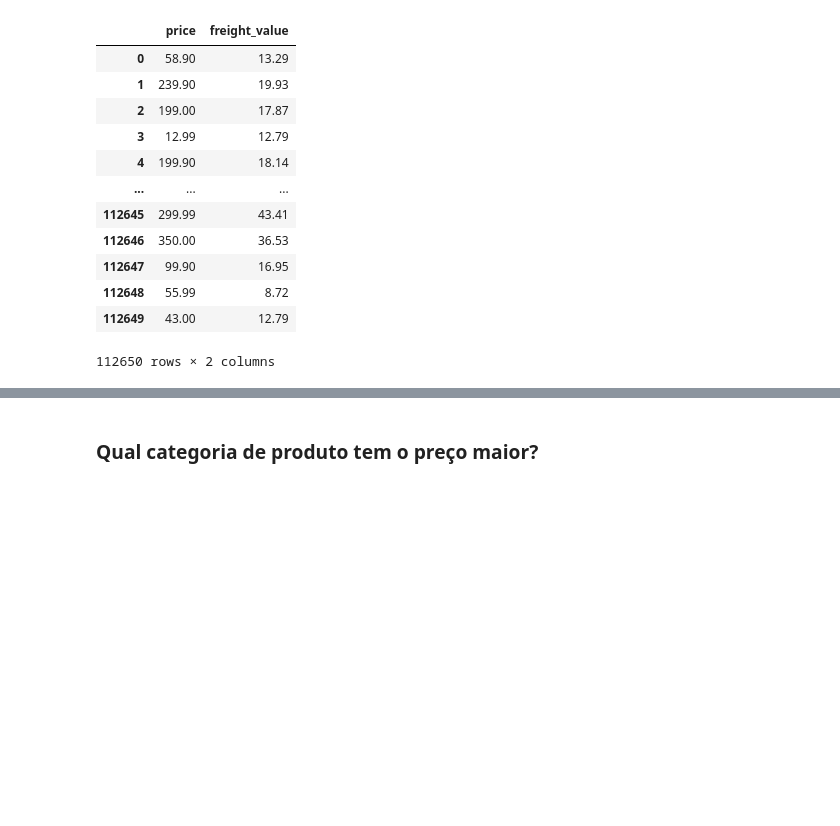
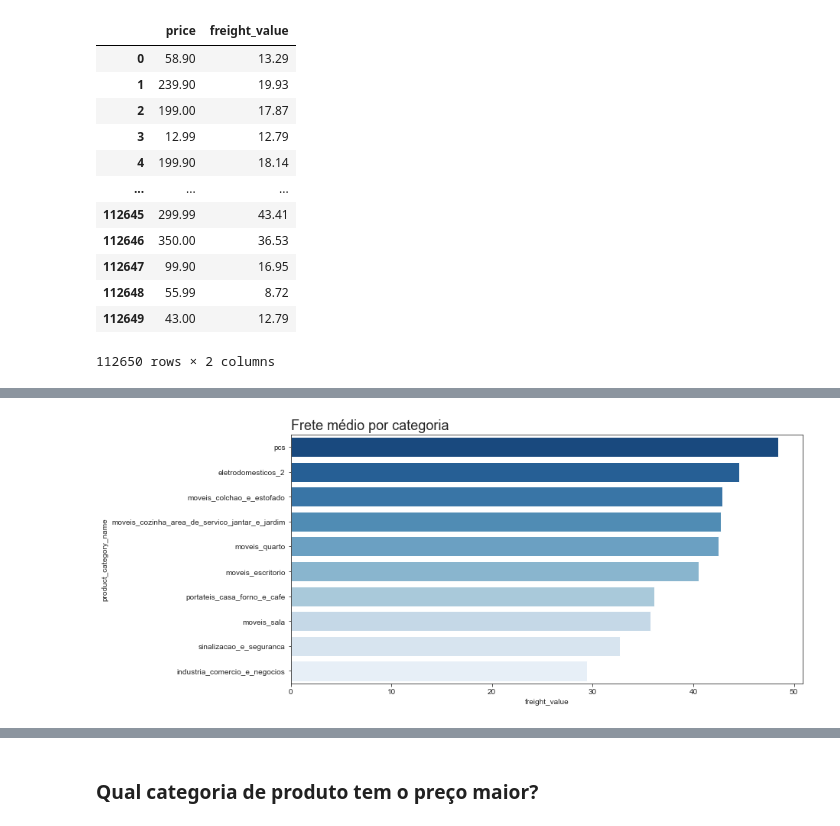
Before and after one commit to Marcus-Bernard0/Data-Science-projects, a Jupyter notebook: 2 - Ecommerce/Projeto.ipynb, the cells around one changed output, grey strips where cells are left out. Cells and saved outputs as stored; diff of their text form; code cells hidden in the pictures; blank space fills up the shorter version.

```diff
--- a/2 - Ecommerce/Projeto.ipynb
+++ b/2 - Ecommerce/Projeto.ipynb
@@ -250,0 +229,3 @@ RanksumsResult(statistic=346.9244673353396, pvalue=0.0)
+# %%
+a = dfProductsMerge.groupby(['product_category_name']).mean()[['freight_value']].sort_values(by='freight_value', ascending=False)
+a.head()
@@ -250,0 +240,8 @@ RanksumsResult(statistic=346.9244673353396, pvalue=0.0)
+# %%
+def freight():
+    plt.figure(figsize = (12,6))
+    ax = sns.barplot(data = a[:10], x = 'freight_value', y = a[:10].index, palette='Blues_r')
+    ax.set_title('Frete médio por categoria', fontsize =18, loc = 'left')
+freight()
+# %% [output]
+[figure, added]
```
Also changed, not shown: parts of 25 cells of this notebook.
